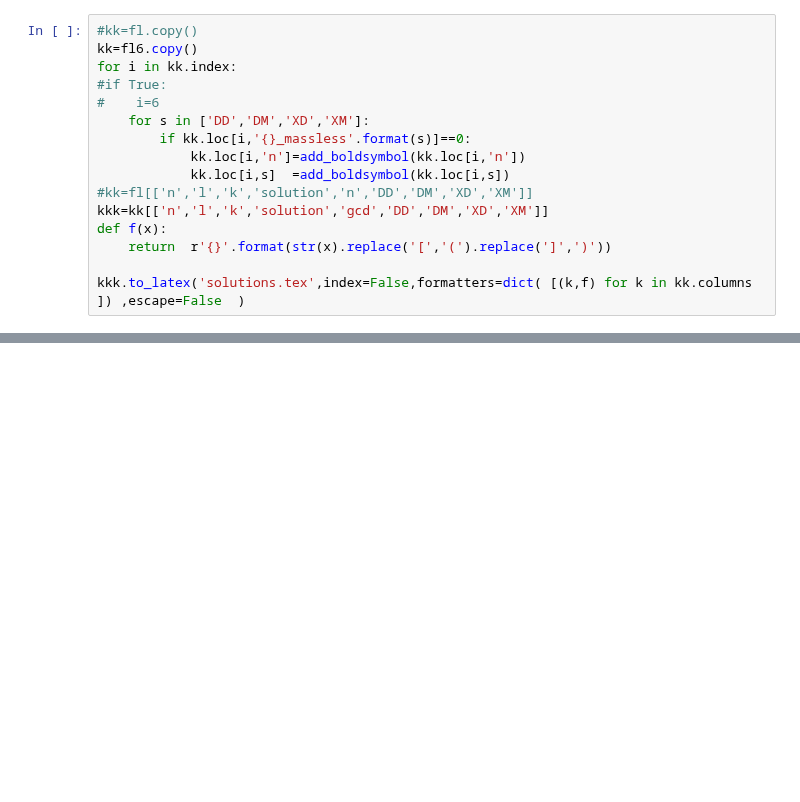
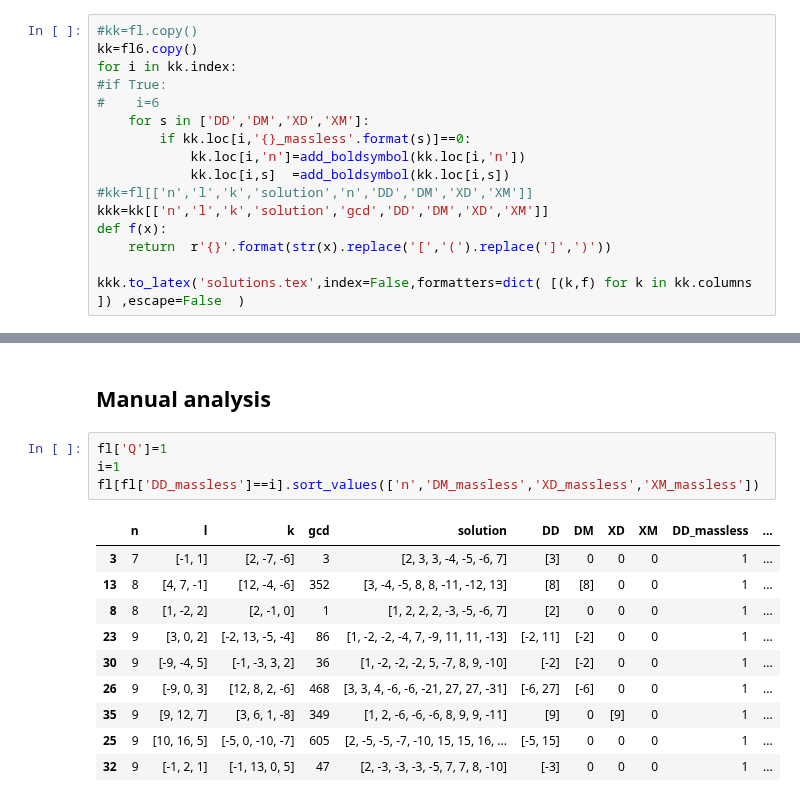
Before and after one commit to LBJ-Wade/anomaly, a Jupyter notebook: Analysis.ipynb, the cells around one changed output, grey strips where cells are left out. Saved outputs shown, nothing was run; the diff lists cells and outputs as text; blank space fills up the shorter version.

Commit message:
Manual analysis

```diff
--- a/Analysis.ipynb
+++ b/Analysis.ipynb
@@ -355,3 +366,20 @@ kk[(kk['n']==n) & (kk['DD_massless']==x)]
 |  | n | l | k | gcd | solution | DD | DM | XD | XM | DD_massless | ... |
 | 29 | \boldsymbol{9} | [-5, 1, 4] | [-3, -4, -5, 5] | 2 | [2, 2, 4, -5, -5, -5, 8, 8, -9] | [\boldsymbol{2}] | 0 | 0 | 0 | 0 | ... |
 | 46 | \boldsymbol{9} | [20, 3, 20] | [-1, 0, 3, 2] | 202 | [3, -7, 8, 8, -9, 13, -20, -20, 24] | [\boldsymbol{8}] | 0 | 0 | 0 | 0 | ... |
+# %% [markdown]
+## Manual analysis
+# %%
+fl['Q']=1
+i=1
+fl[fl['DD_massless']==i].sort_values(['n','DM_massless','XD_massless','XM_massless'])
+# %% [output]
+|  | n | l | k | gcd | solution | DD | DM | XD | XM | DD_massless | ... |
+| 3 | 7 | [-1, 1] | [2, -7, -6] | 3 | [2, 3, 3, -4, -5, -6, 7] | [3] | 0 | 0 | 0 | 1 | ... |
+| 13 | 8 | [4, 7, -1] | [12, -4, -6] | 352 | [3, -4, -5, 8, 8, -11, -12, 13] | [8] | [8] | 0 | 0 | 1 | ... |
+| 8 | 8 | [1, -2, 2] | [2, -1, 0] | 1 | [1, 2, 2, 2, -3, -5, -6, 7] | [2] | 0 | 0 | 0 | 1 | ... |
+| 23 | 9 | [3, 0, 2] | [-2, 13, -5, -4] | 86 | [1, -2, -2, -4, 7, -9, 11, 11, -13] | [-2, 11] | [-2] | 0 | 0 | 1 | ... |
+| 30 | 9 | [-9, -4, 5] | [-1, -3, 3, 2] | 36 | [1, -2, -2, -2, 5, -7, 8, 9, -10] | [-2] | [-2] | 0 | 0 | 1 | ... |
+| 26 | 9 | [-9, 0, 3] | [12, 8, 2, -6] | 468 | [3, 3, 4, -6, -6, -21, 27, 27, -31] | [-6, 27] | [-6] | 0 | 0 | 1 | ... |
+| 35 | 9 | [9, 12, 7] | [3, 6, 1, -8] | 349 | [1, 2, -6, -6, -6, 8, 9, 9, -11] | [9] | 0 | [9] | 0 | 1 | ... |
+| 25 | 9 | [10, 16, 5] | [-5, 0, -10, -7] | 605 | [2, -5, -5, -7, -10, 15, 15, 16, ... | [-5, 15] | 0 | 0 | 0 | 1 | ... |
+| 32 | 9 | [-1, 2, 1] | [-1, 13, 0, 5] | 47 | [2, -3, -3, -3, -5, 7, 7, 8, -10] | [-3] | 0 | 0 | 0 | 1 | ... |
```
Also changed, not shown: parts of 11 cells of this notebook.
